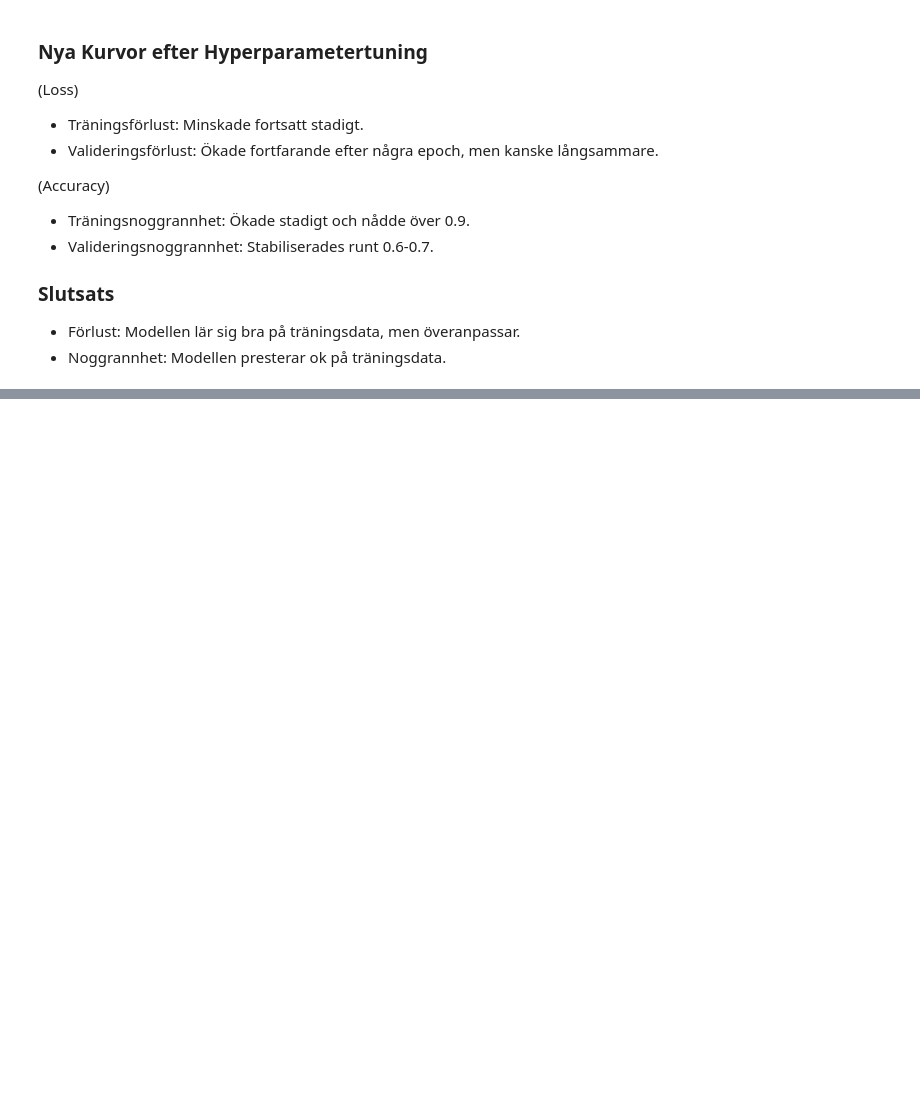
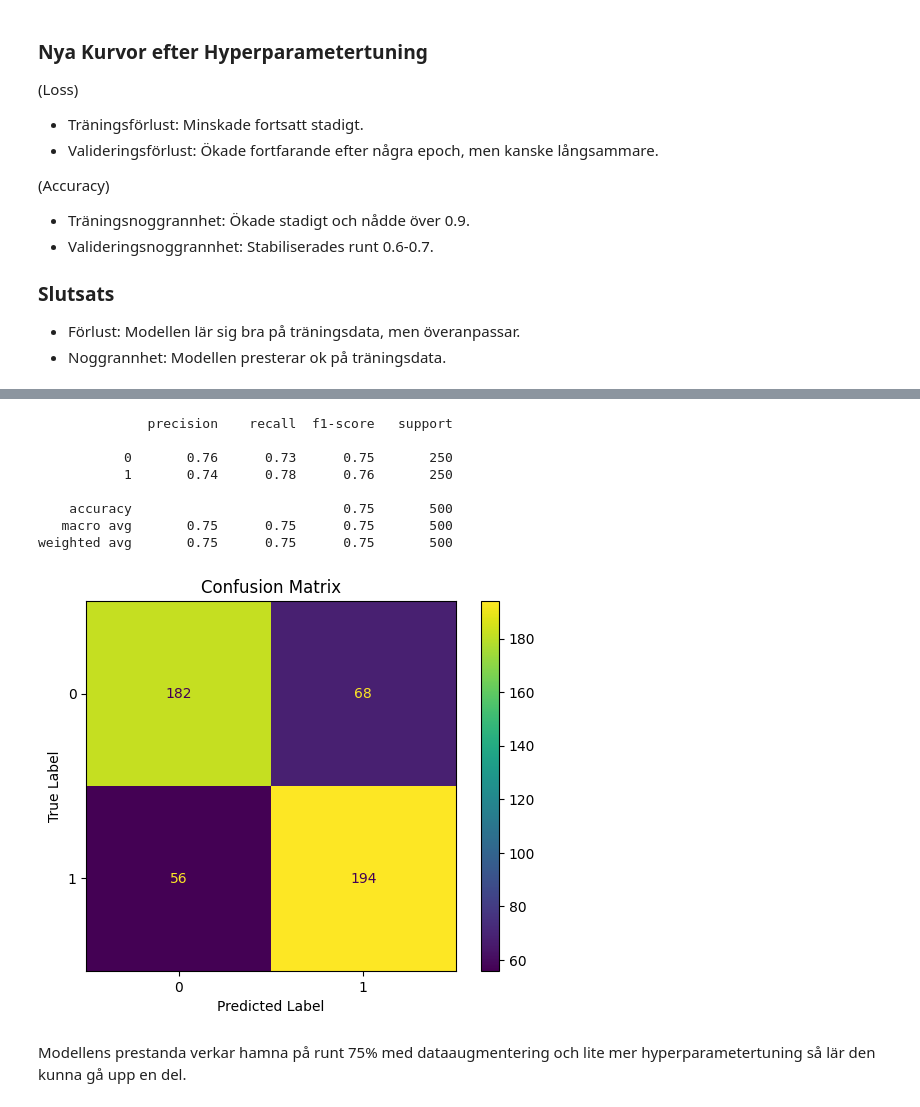
Before and after one commit to Utjiman/AI-Richard-Boden-OPA23, a Jupyter notebook: labs/labb-2-kaggle.ipynb, the cells around one changed output, grey strips where cells are left out. Cells and saved outputs as stored; diff of their text form; code cells hidden in the pictures; blank space fills up the shorter version.

```diff
--- a/labs/labb-2-kaggle.ipynb
+++ b/labs/labb-2-kaggle.ipynb
@@ -580,0 +626,6 @@ SyntaxError: invalid syntax (3549499166.py, line 1)
+# %%
+# create dataset for testdata
+test_dataset = tf.data.Dataset.from_tensor_slices((X_test_resized, y_test)).batch(64)
+
+# predictions
+y_pred = model.predict(test_dataset)
@@ -580,0 +637,34 @@ SyntaxError: invalid syntax (3549499166.py, line 1)
+# %%
+from sklearn.metrics import classification_report, confusion_matrix, ConfusionMatrixDisplay
+
+# Convert predictions to class labels
+y_pred_classes = np.argmax(y_pred, axis=1)
+y_test_classes = np.argmax(y_test, axis=1)
+
+# Print the classification report
+print(classification_report(y_test_classes, y_pred_classes))
+
+# Create the confusion matrix
+cm = confusion_matrix(y_test_classes, y_pred_classes)
+
+
+disp = ConfusionMatrixDisplay(confusion_matrix=cm)
+disp.plot()
+
+
+plt.title('Confusion Matrix')
+plt.xlabel('Predicted Label')
+plt.ylabel('True Label')
+plt.show()
+# %% [output]
+              precision    recall  f1-score   support
+
+           0       0.76      0.73      0.75       250
+           1       0.74      0.78      0.76       250
+
+    accuracy                           0.75       500
+   macro avg       0.75      0.75      0.75       500
+weighted avg       0.75      0.75      0.75       500
+[figure, added]
+# %% [markdown]
+Modellens prestanda verkar hamna på runt 75% med dataaugmentering och lite mer hyperparametertuning så lär den kunna gå upp en del.
```
Also changed, not shown: parts of 17 cells of this notebook.
